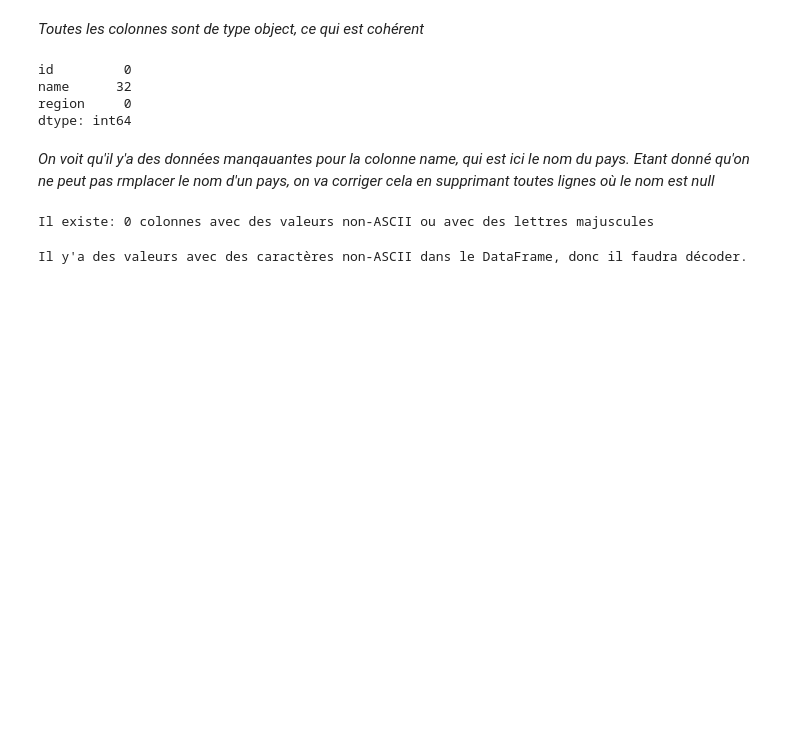
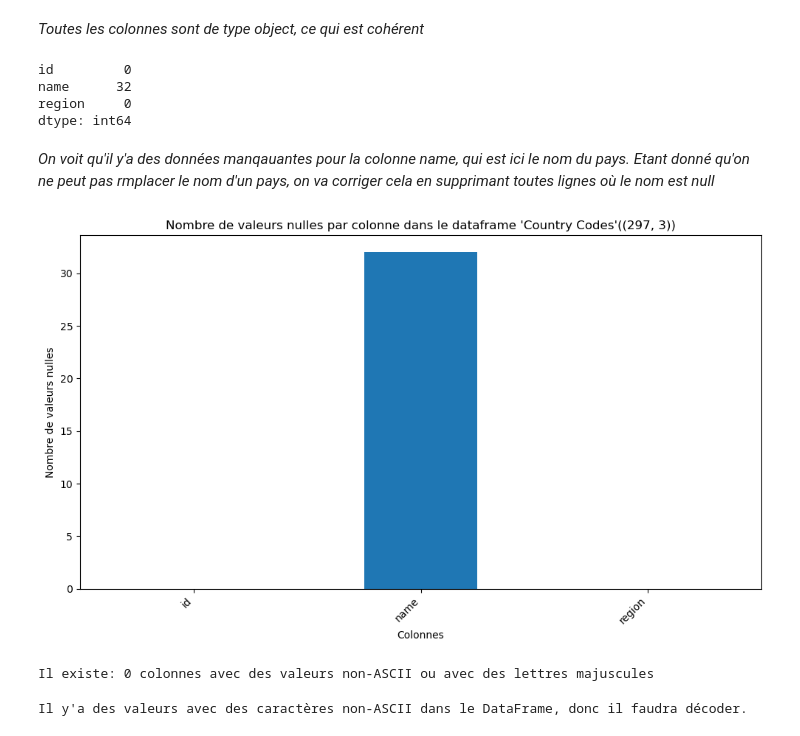
Before and after one commit to Aida73/Data-Engineering-Project, a Jupyter notebook: data_profiling.ipynb, the cells around one changed output. Saved outputs shown, nothing was run; the diff lists cells and outputs as text; code cells hidden in the pictures; blank space fills up the shorter version.

```diff
--- a/data_profiling.ipynb
+++ b/data_profiling.ipynb
@@ -237,6 +266,21 @@ region     0
 dtype: int64
 # %% [markdown]
 *On voit qu'il y'a des données manqauantes pour la colonne name, qui est ici le nom du pays. Etant donné qu'on ne peut pas rmplacer le nom d'un pays, on va corriger cela en supprimant toutes lignes où le nom est null*
+# %%
+# Compteur de valeurs nulles (NaN) par colonne
+nombre_valeurs_nulles_par_colonne = df_country_codes.isnull().sum()
+
+# Création d'un graphique à barres pour visualiser le résultat
+plt.figure(figsize=(10, 6))
+nombre_valeurs_nulles_par_colonne.plot(kind='bar')
+plt.title(f"Nombre de valeurs nulles par colonne dans le dataframe 'Country Codes'({df_country_codes.shape})")
+plt.xlabel("Colonnes")
+plt.ylabel("Nombre de valeurs nulles")
+plt.xticks(rotation=45, ha='right')
+plt.tight_layout()
+plt.show()
+# %% [output]
+[figure, added]
 # %%
 #Verifions s'il y'a des colonnes avec des caractères non-ascii
 cols_cc_with_no_ascii_val = []
```
Also changed, not shown: parts of 12 cells of this notebook, 7 other files.
